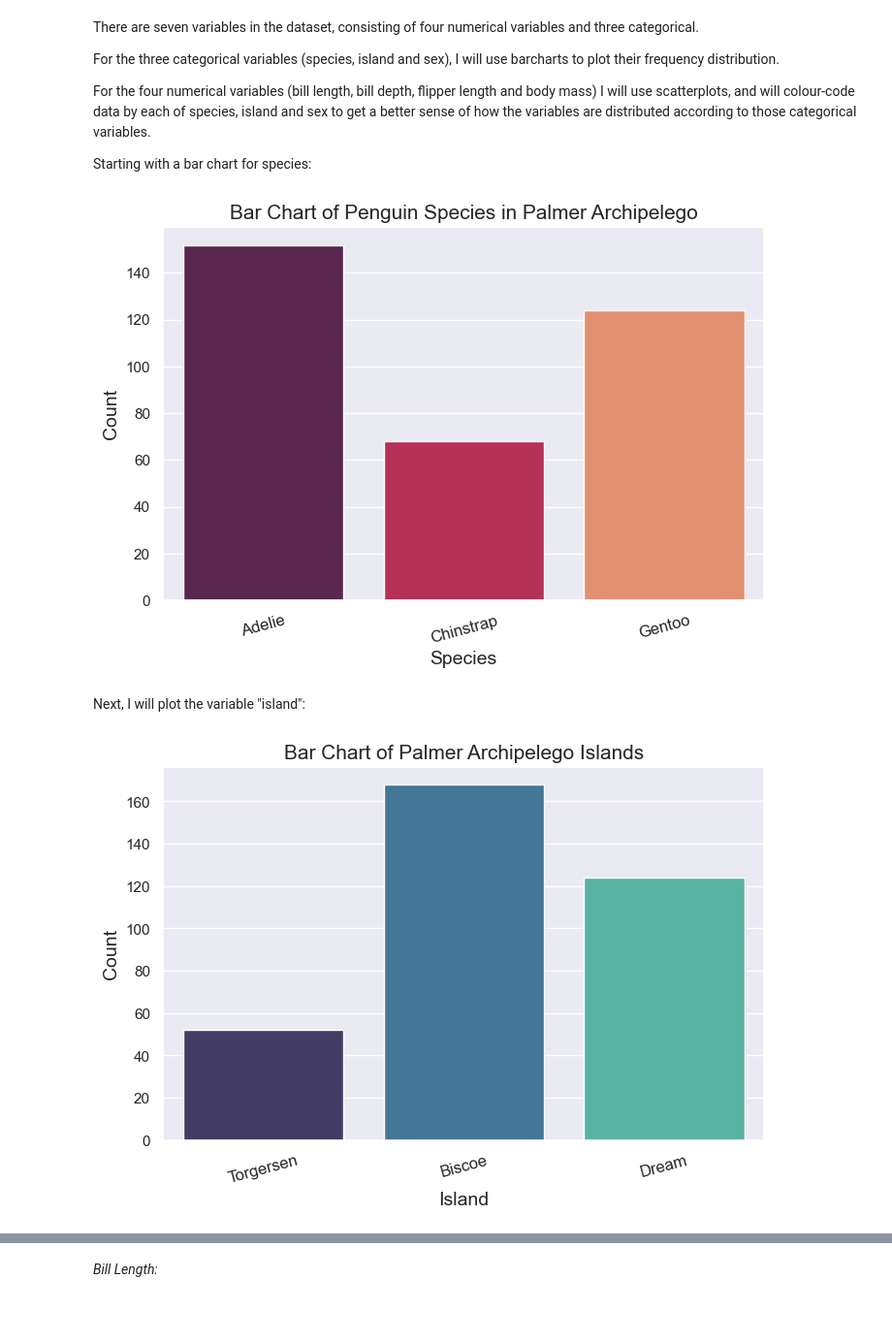
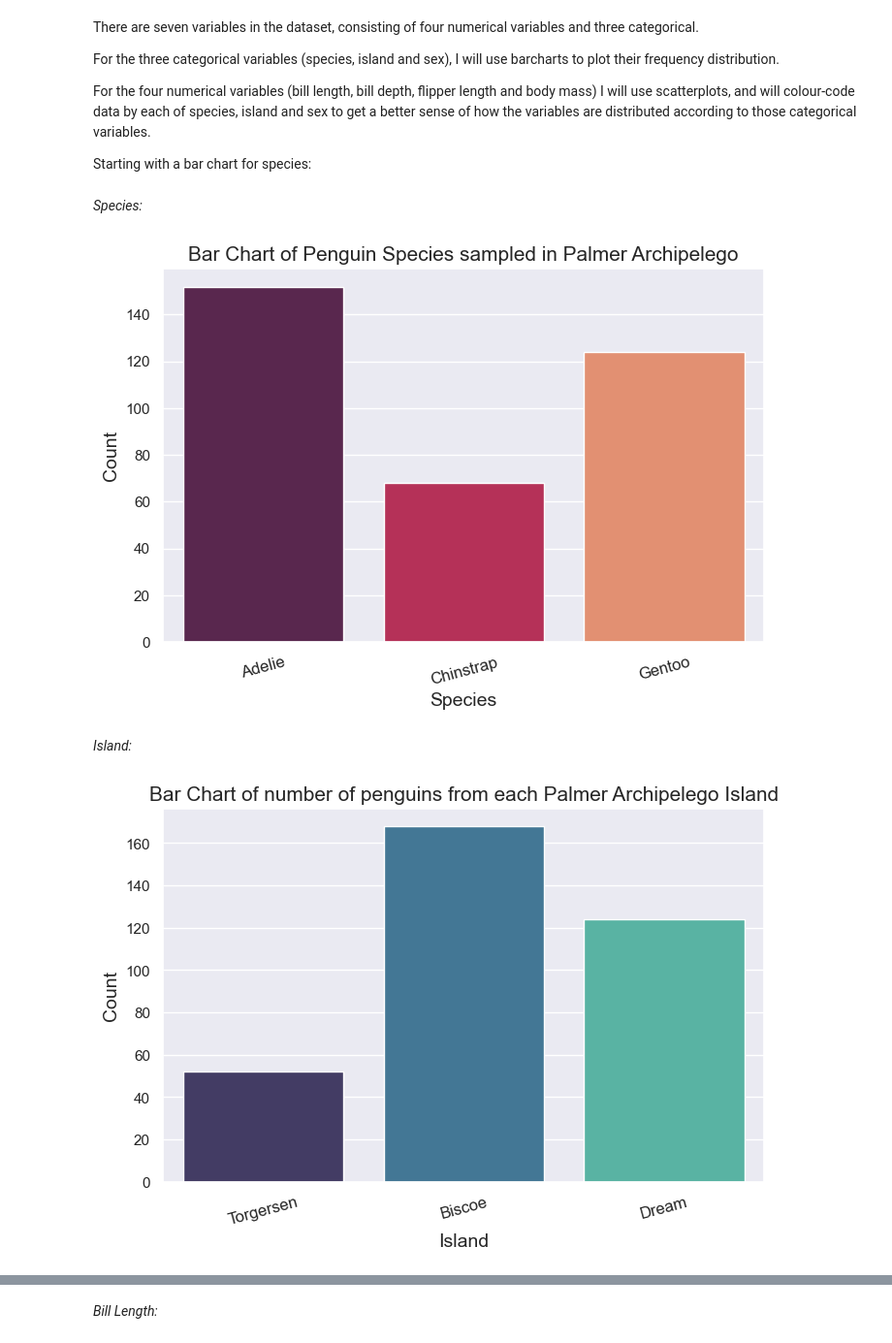
Before and after one commit to jmce22/fund_data, a Jupyter notebook: tasks.ipynb, the cells around one changed output, grey strips where cells are left out. Shown at 97% size. Drawn from its saved outputs; the diff is of its cells as text; code cells hidden in the pictures; blank space fills up the shorter version.

```diff
--- a/tasks.ipynb
+++ b/tasks.ipynb
@@ -816,6 +816,8 @@ For the three categorical variables (species, island and sex), I will use barcha
 For the four numerical variables (bill length, bill depth, flipper length and body mass) I will use scatterplots, and will colour-code data by each of species, island and sex to get a better sense of how the variables are distributed according to those categorical variables.
 
 Starting with a bar chart for species:
+# %% [markdown]
+*Species:*
 # %%
 import seaborn as sns
 import matplotlib.pyplot as plt
@@ -827,21 +829,21 @@ sns.set(style="darkgrid")
 plt.figure(figsize=(8, 5))
 countplot(data=df, x='species', palette='rocket')
 plt.xticks(fontsize=12, rotation=15)     # here I have rotated the labels on the x-axis slightly to make them more readable
-plt.title('Bar Chart of Penguin Species in Palmer Archipelego', fontsize = 15)
+plt.title('Bar Chart of Penguin Species sampled in Palmer Archipelego', fontsize = 15)
 plt.xlabel('Species', fontsize = 14 )
 plt.ylabel('Count', fontsize = 14)
 plt.show()
 # %% [output]
-[figure, old version]
+[figure, new version]
-# %% [markdown]
-Next, I will plot the variable "island":
+# %% [markdown]
+*Island:*
 # %%
 plt.figure(figsize=(8, 5))
 countplot(data=df, x='island', palette='mako')
 plt.xticks(fontsize=12, rotation=15)
-plt.title('Bar Chart of Palmer Archipelego Islands', fontsize = 15)
+plt.title('Bar Chart of number of penguins from each Palmer Archipelego Island', fontsize = 15)
 plt.xlabel('Island', fontsize = 14)
 plt.ylabel('Count', fontsize = 14)
 plt.show()
 # %% [output]
-[figure, old version]
+[figure, new version]
```
Also changed, not shown: parts of 13 cells of this notebook.
